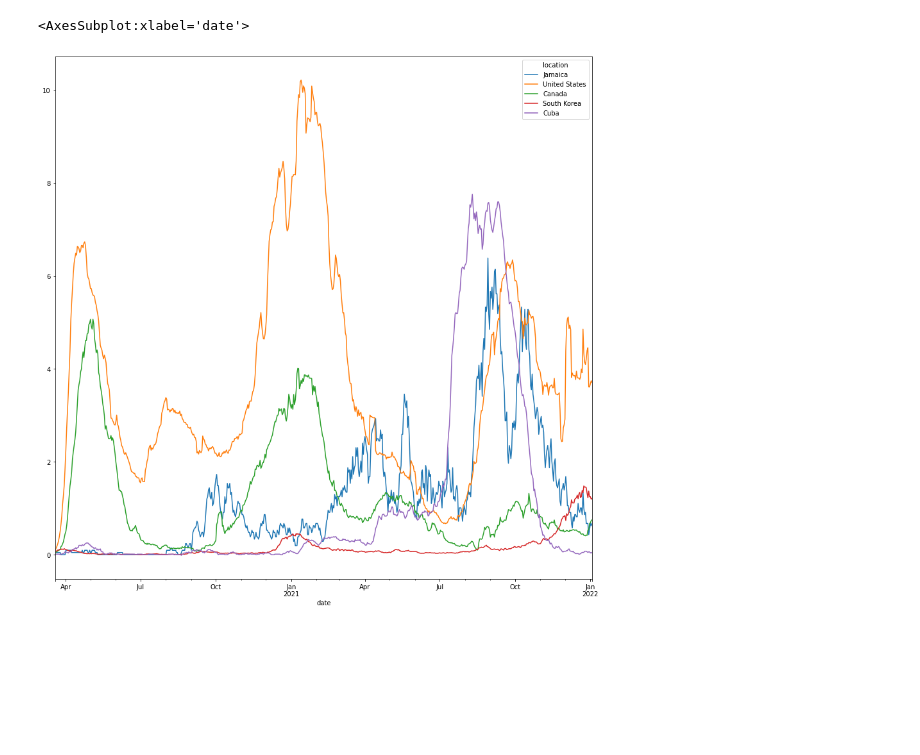
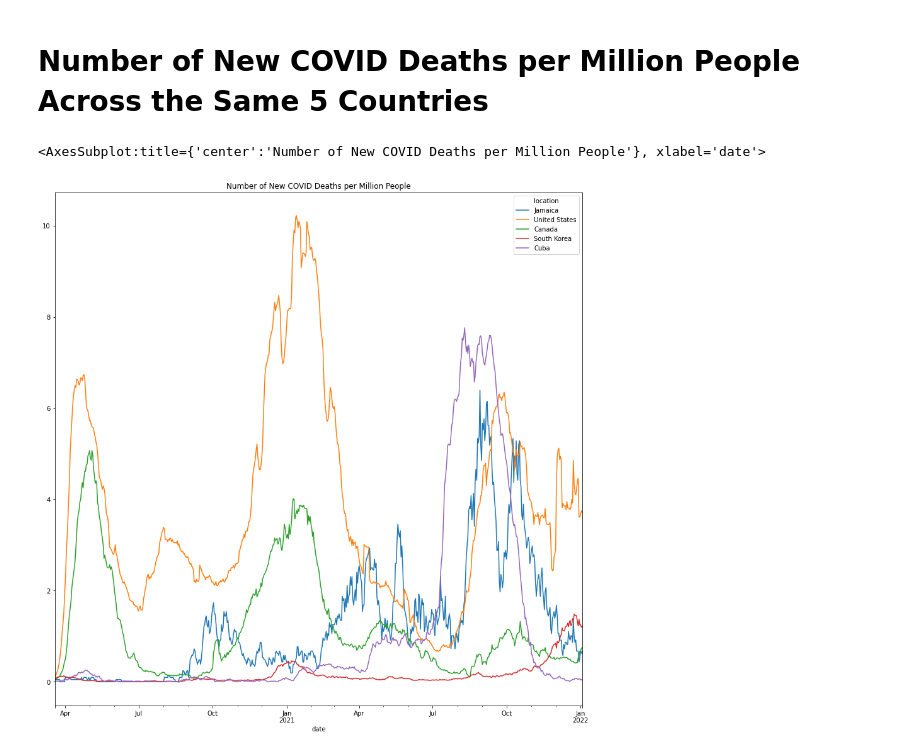
Before and after one commit to smv5467/covid-vaccine-analysis, a Jupyter notebook: Covid Vaccination Percentages.ipynb, the cells around one changed output. Saved outputs shown, nothing was run; the diff lists cells and outputs as text; code cells hidden in the pictures; blank space fills up the shorter version.

```diff
--- a/Covid Vaccination Percentages.ipynb
+++ b/Covid Vaccination Percentages.ipynb
@@ -77,3 +84,5 @@ cases_df.plot(figsize=(15,15), title='Number ')
+# %% [markdown]
+# Number of New COVID Deaths per Million People Across the Same 5 Countries
 # %%
 deaths_df = pd.DataFrame(pd.read_csv('covid.csv', usecols=['date', 'location', 'new_deaths_smoothed_per_million']))
 deaths_df['date'] = pd.to_datetime(deaths_df['date'])
@@ -83,7 +92,7 @@ deaths_df = deaths_df.set_index(['date', 'location'])['new_deaths_smoothed_per_m
 deaths_df = deaths_df[limited_countries]
 deaths_df = deaths_df.dropna()
 # %%
-deaths_df.plot(figsize=(15,15))
+deaths_df.plot(figsize=(15,15), title='Number of New COVID Deaths per Million People')
 # %% [output]
-<AxesSubplot:xlabel='date'>
+<AxesSubplot:title={'center':'Number of New COVID Deaths per Million People'}, xlabel='date'>
-[figure, old version]
+[figure, new version]
```
Also changed, not shown: parts of 12 cells of this notebook.
